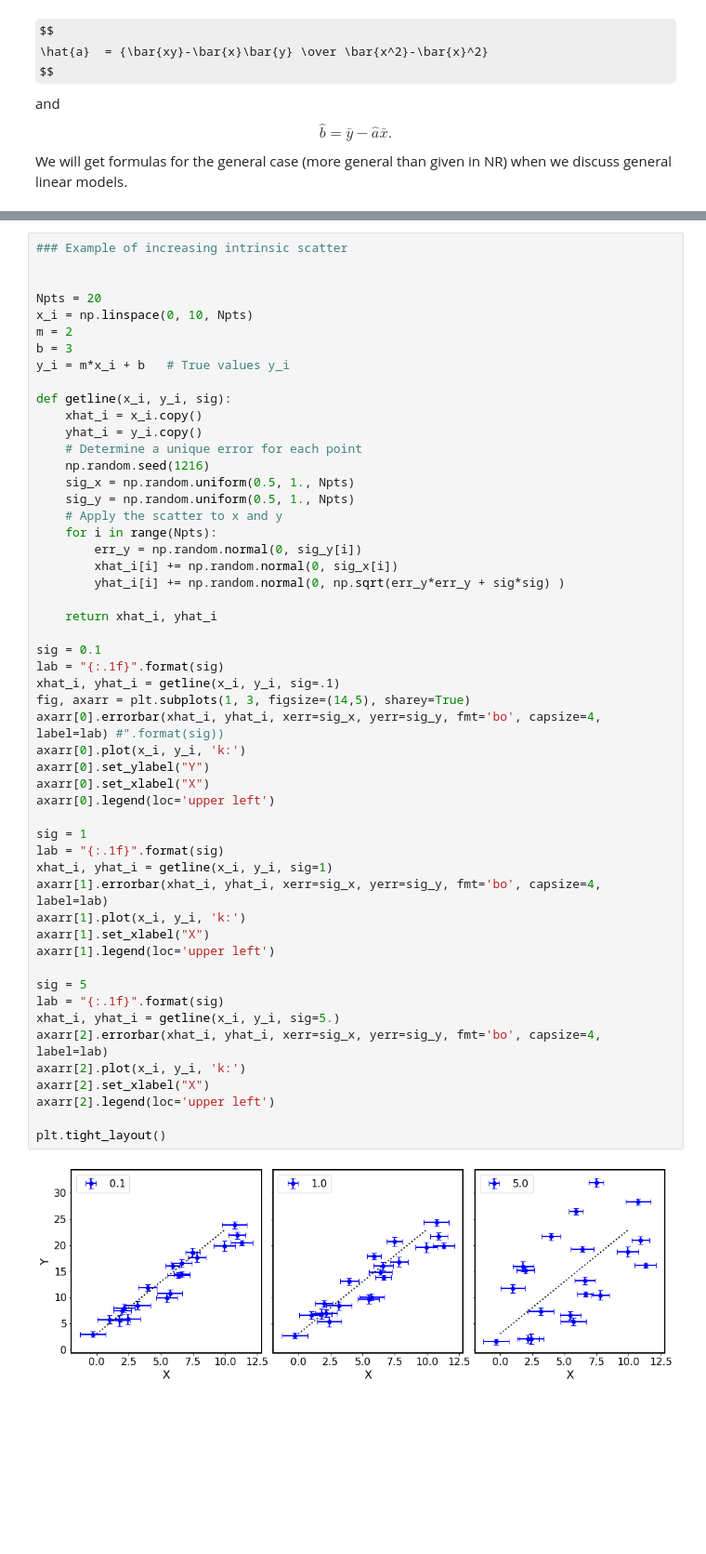
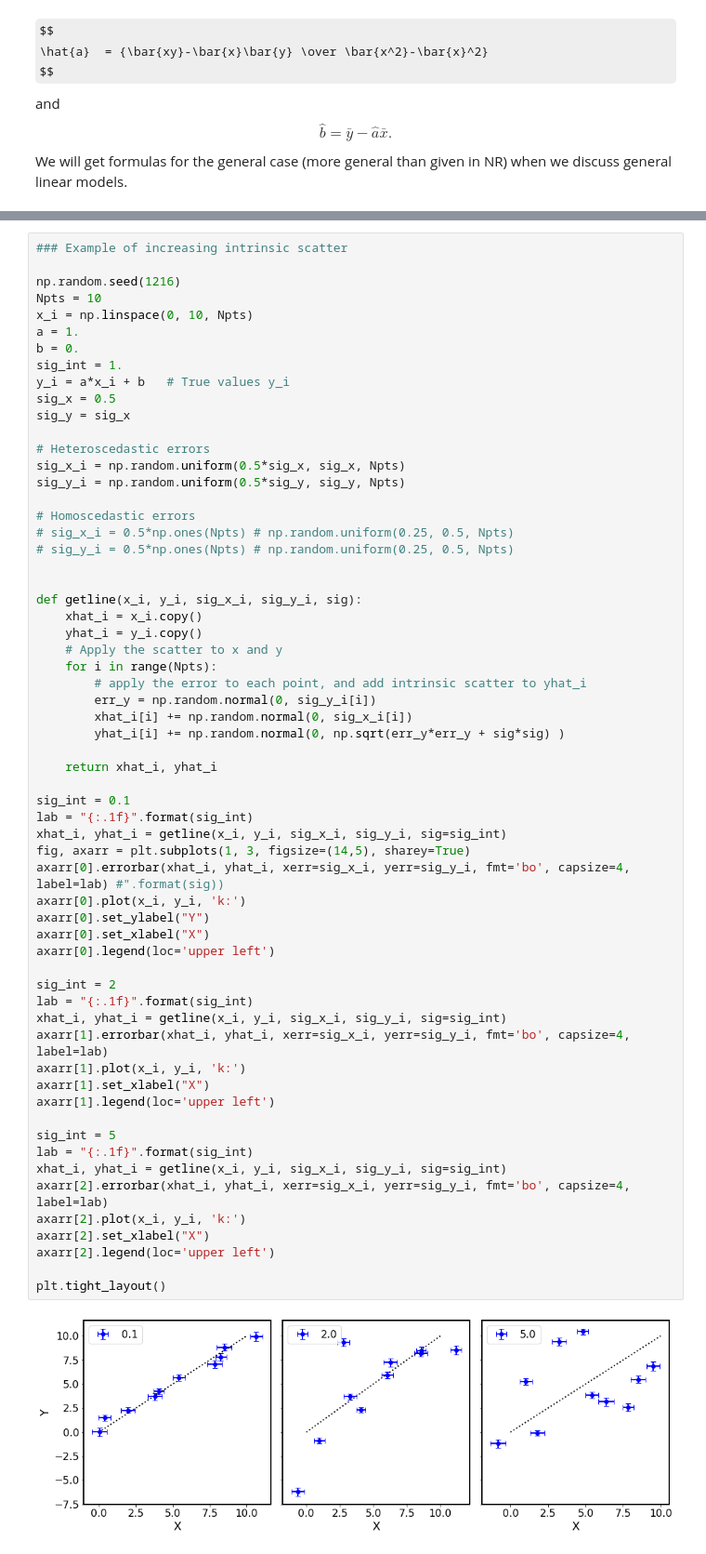
Before and after one commit to paulmartini/NSMA, a Jupyter notebook: Lectures/BayesianParams.ipynb, the cells around one changed output, grey strips where cells are left out. Shown: that part at 93% size. Saved outputs shown, nothing was run; the diff lists cells and outputs as text; some formulas as TeX source; blank space fills up the shorter version.

```diff
--- a/Lectures/BayesianParams.ipynb
+++ b/Lectures/BayesianParams.ipynb
@@ -526,54 +525,63 @@ The difference goes away if $\sigma$ is small compared to the observational erro
 # %%
 ### Example of increasing intrinsic scatter
 
+np.random.seed(1216)
+Npts = 10
+x_i = np.linspace(0, 10, Npts)
+a = 1.
+b = 0.
+sig_int = 1.
+y_i = a*x_i + b   # True values y_i
+sig_x = 0.5
+sig_y = sig_x
 
-Npts = 20
-x_i = np.linspace(0, 10, Npts)
-m = 2
-b = 3
-y_i = m*x_i + b   # True values y_i
+# Heteroscedastic errors
+sig_x_i = np.random.uniform(0.5*sig_x, sig_x, Npts)
+sig_y_i = np.random.uniform(0.5*sig_y, sig_y, Npts)
 
-def getline(x_i, y_i, sig):
+# Homoscedastic errors
+# sig_x_i = 0.5*np.ones(Npts) # np.random.uniform(0.25, 0.5, Npts)
+# sig_y_i = 0.5*np.ones(Npts) # np.random.uniform(0.25, 0.5, Npts)
+
+
+def getline(x_i, y_i, sig_x_i, sig_y_i, sig):
     xhat_i = x_i.copy()
     yhat_i = y_i.copy()
-    # Determine a unique error for each point
-    np.random.seed(1216)
-    sig_x = np.random.uniform(0.5, 1., Npts)
-    sig_y = np.random.uniform(0.5, 1., Npts)
     # Apply the scatter to x and y
     for i in range(Npts):
-        err_y = np.random.normal(0, sig_y[i])
-        xhat_i[i] += np.random.normal(0, sig_x[i])
+        # apply the error to each point, and add intrinsic scatter to yhat_i
+        err_y = np.random.normal(0, sig_y_i[i])
+        xhat_i[i] += np.random.normal(0, sig_x_i[i])
         yhat_i[i] += np.random.normal(0, np.sqrt(err_y*err_y + sig*sig) )
 
     return xhat_i, yhat_i
 
-sig = 0.1
-lab = "{:.1f}".format(sig)
-xhat_i, yhat_i = getline(x_i, y_i, sig=.1)
+sig_int = 0.1
+lab = "{:.1f}".format(sig_int)
+xhat_i, yhat_i = getline(x_i, y_i, sig_x_i, sig_y_i, sig=sig_int)
 fig, axarr = plt.subplots(1, 3, figsize=(14,5), sharey=True)
-axarr[0].errorbar(xhat_i, yhat_i, xerr=sig_x, yerr=sig_y, fmt='bo', capsize=4, label=lab) #".format(sig))
+axarr[0].errorbar(xhat_i, yhat_i, xerr=sig_x_i, yerr=sig_y_i, fmt='bo', capsize=4, label=lab) #".format(sig))
 axarr[0].plot(x_i, y_i, 'k:')
 axarr[0].set_ylabel("Y")
 axarr[0].set_xlabel("X")
 axarr[0].legend(loc='upper left')
 
-sig = 1
-lab = "{:.1f}".format(sig)
-xhat_i, yhat_i = getline(x_i, y_i, sig=1)
-axarr[1].errorbar(xhat_i, yhat_i, xerr=sig_x, yerr=sig_y, fmt='bo', capsize=4, label=lab)
+sig_int = 2
+lab = "{:.1f}".format(sig_int)
+xhat_i, yhat_i = getline(x_i, y_i, sig_x_i, sig_y_i, sig=sig_int)
+axarr[1].errorbar(xhat_i, yhat_i, xerr=sig_x_i, yerr=sig_y_i, fmt='bo', capsize=4, label=lab)
 axarr[1].plot(x_i, y_i, 'k:')
 axarr[1].set_xlabel("X")
 axarr[1].legend(loc='upper left')
 
-sig = 5
-lab = "{:.1f}".format(sig)
-xhat_i, yhat_i = getline(x_i, y_i, sig=5.)
-axarr[2].errorbar(xhat_i, yhat_i, xerr=sig_x, yerr=sig_y, fmt='bo', capsize=4, label=lab)
+sig_int = 5
+lab = "{:.1f}".format(sig_int)
+xhat_i, yhat_i = getline(x_i, y_i, sig_x_i, sig_y_i, sig=sig_int)
+axarr[2].errorbar(xhat_i, yhat_i, xerr=sig_x_i, yerr=sig_y_i, fmt='bo', capsize=4, label=lab)
 axarr[2].plot(x_i, y_i, 'k:')
 axarr[2].set_xlabel("X")
 axarr[2].legend(loc='upper left')
 
 plt.tight_layout()
 # %% [output]
-[figure, old version]
+[figure, new version]
```
Also changed, not shown: parts of 9 cells of this notebook.
